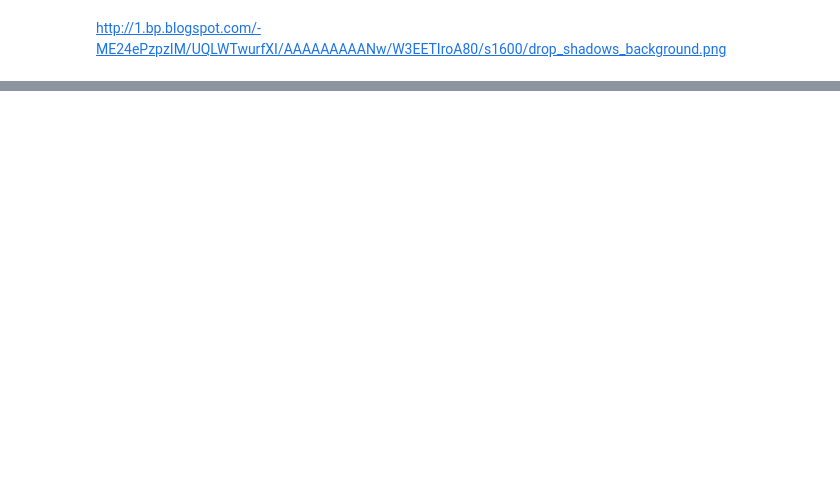
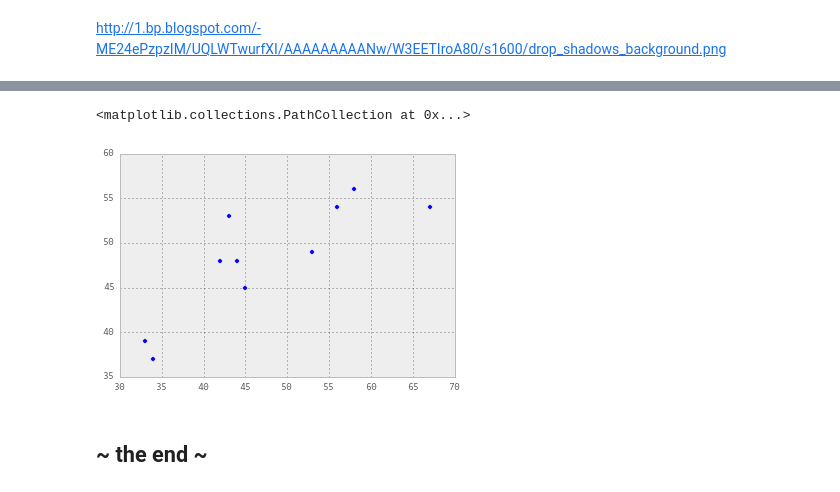
Before and after one commit to chrisfarrell/cs664-final-project, a Jupyter notebook: ChrisFarrell_FinalProject.ipynb, the cells around one changed output, grey strips where cells are left out. Cells and saved outputs as stored; diff of their text form; code cells hidden in the pictures; blank space fills up the shorter version.

```diff
--- a/ChrisFarrell_FinalProject.ipynb
+++ b/ChrisFarrell_FinalProject.ipynb
@@ -309,3 +313,3 @@ http://1.bp.blogspot.com/-ME24ePzpzIM/UQLWTwurfXI/AAAAAAAAANw/W3EETIroA80/s1600/
 # %%
-X_data = frame_all_democrats.iloc[:,1:28]
-Y_target = frame_all_democrats.iloc[:,:1]
+knn_X_data = frame_all_democrats.iloc[:,1:28].values
+knn_Y_target = frame_all_democrats.iloc[:,:1].values
@@ -311,0 +443,7 @@ Y_target = frame_all_democrats.iloc[:,:1]
+# %%
+plt.scatter(clf_Y_test.astype(int), clf_prediction.astype(int))
+# %% [output]
+<matplotlib.collections.PathCollection at 0x...>
+[figure, added]
+# %% [markdown]
+## ~ the end ~
```
Also changed, not shown: parts of 18 cells of this notebook.
